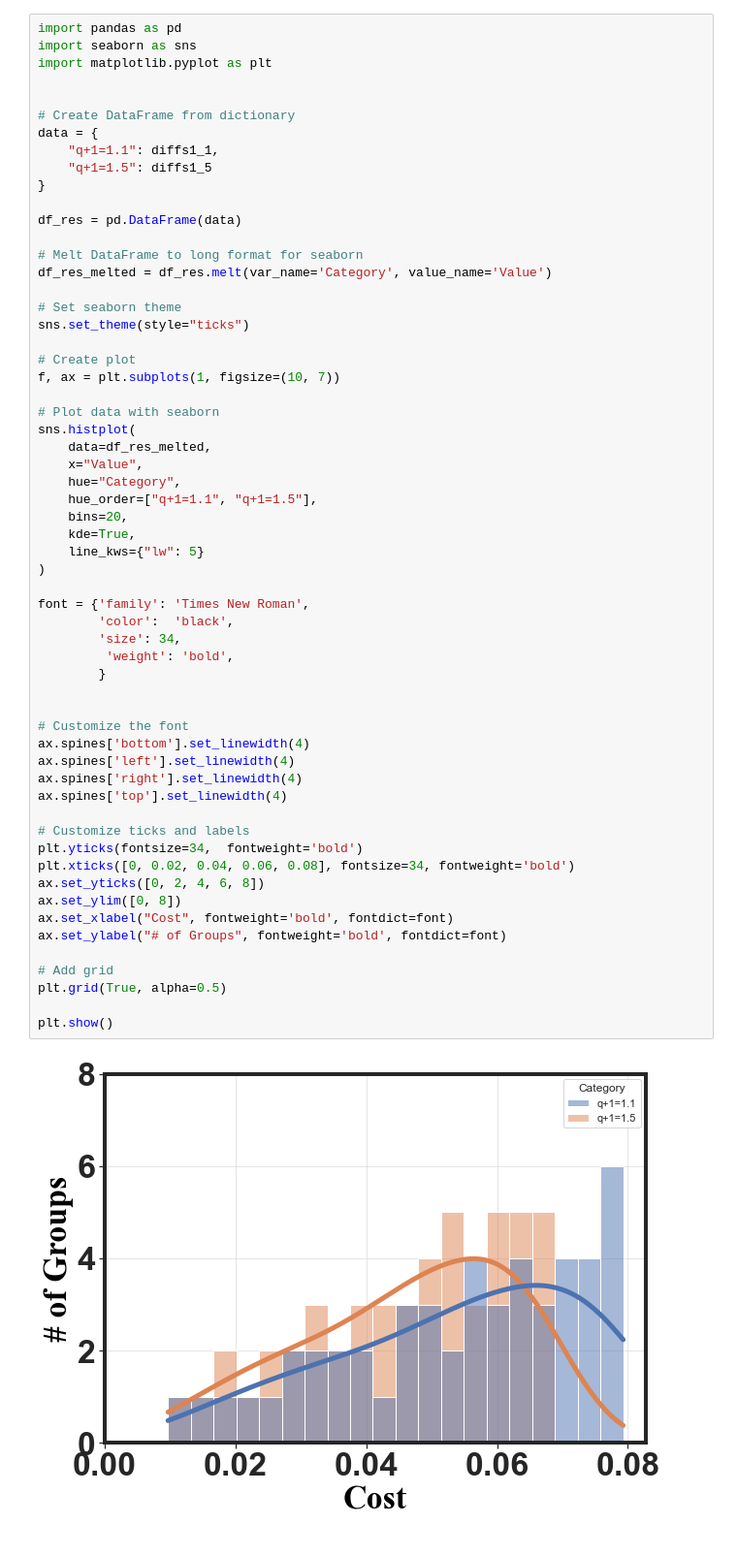
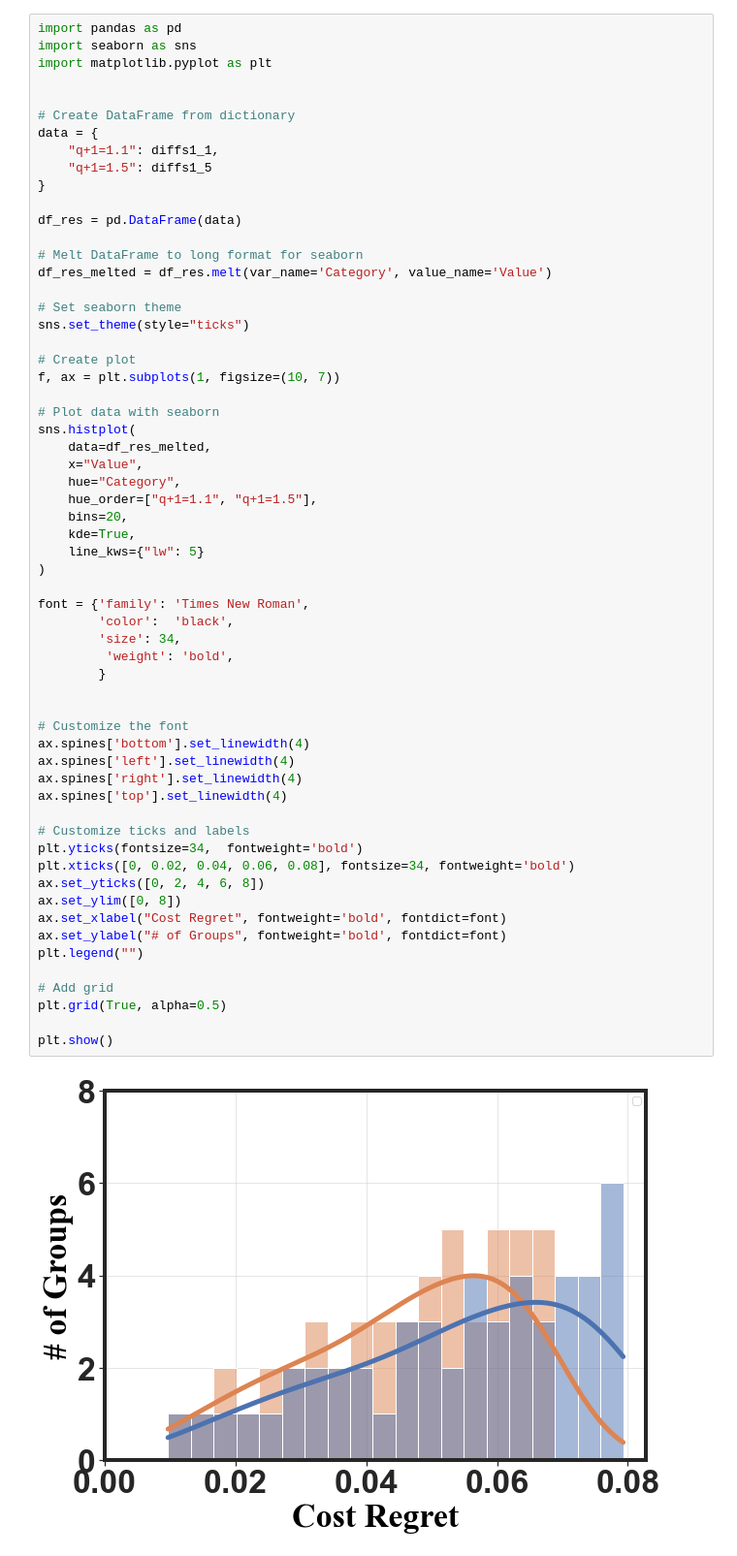
Before and after one commit to Ren-Research/Socially-Equitable-Public-Models, a Jupyter notebook: results/dc/plots.ipynb, the cells around one changed output. Shown at 97% size. Saved outputs shown, nothing was run; the diff lists cells and outputs as text.

```diff
--- a/results/dc/plots.ipynb
+++ b/results/dc/plots.ipynb
@@ -152,35 +152,36 @@ sns.histplot(
     bins=20,
     kde=True,
     line_kws={"lw": 5}
 )
 
 font = {'family': 'Times New Roman',
         'color':  'black',
         'size': 34,
          'weight': 'bold',
         }
 
 
 # Customize the font
 ax.spines['bottom'].set_linewidth(4)
 ax.spines['left'].set_linewidth(4)
 ax.spines['right'].set_linewidth(4)
 ax.spines['top'].set_linewidth(4)
 
 # Customize ticks and labels
 plt.yticks(fontsize=34,  fontweight='bold')
 plt.xticks([0, 0.02, 0.04, 0.06, 0.08], fontsize=34, fontweight='bold')
 ax.set_yticks([0, 2, 4, 6, 8])
 ax.set_ylim([0, 8])
-ax.set_xlabel("Cost", fontweight='bold', fontdict=font)
+ax.set_xlabel("Cost Regret", fontweight='bold', fontdict=font)
 ax.set_ylabel("# of Groups", fontweight='bold', fontdict=font)
+plt.legend("")
 
 # Add grid
 plt.grid(True, alpha=0.5)
 
 plt.show()
 # %% [output]
-[figure, old version]
+[figure, new version]
 # %%
 # same lambda, different dist
 import numpy as np
```
Also changed, not shown: parts of 6 cells of this notebook, 1 other file.
